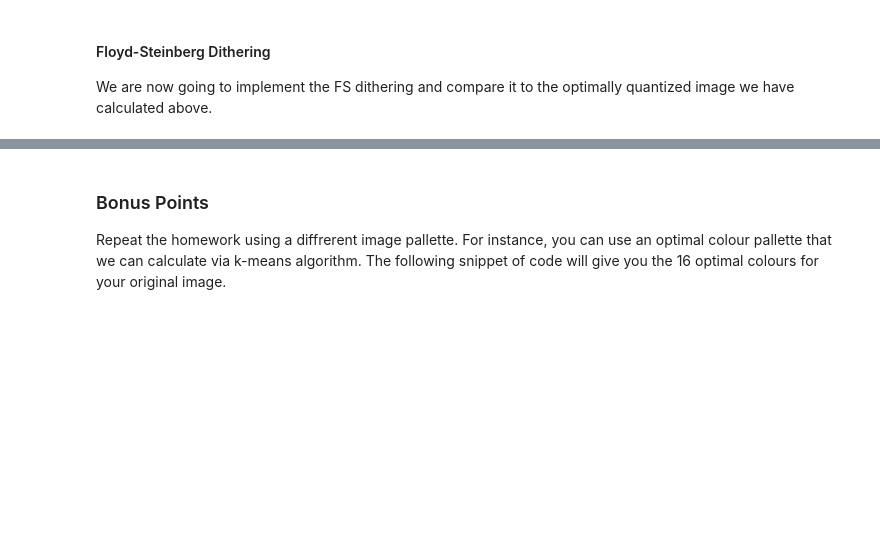
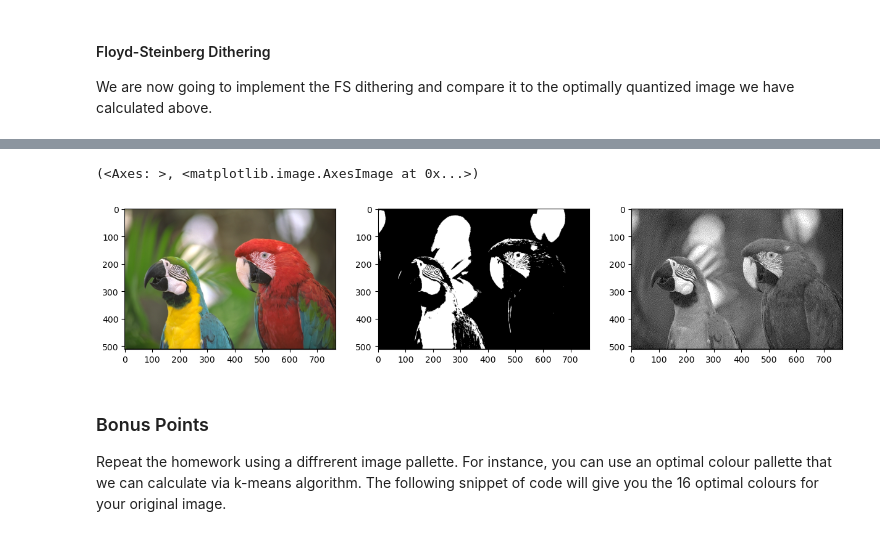
Before and after one commit to borboss366/computer-vision-v2-homework, a Jupyter notebook: lesson_5/homework/Homework.ipynb, the cells around one changed output, grey strips where cells are left out. Drawn from its saved outputs; the diff is of its cells as text; code cells hidden in the pictures; blank space fills up the shorter version.

```diff
--- a/lesson_5/homework/Homework.ipynb
+++ b/lesson_5/homework/Homework.ipynb
@@ -103,4 +142,24 @@ avg_dith_error =
 * Can you repeat the same process using only two colours: black and white? Show me :-)
+# %%
+colors_bw = np.array(
+    [
+        [0, 0, 0],
+        [255, 255, 255]
+    ])
+
+img2 = cv2.imread('../data/kodim23.png')
+# Convert it to RGB
+img2 = cv2.cvtColor(img2, cv2.COLOR_BGR2RGB)
+# Plot it
+
+quantized = quantize_image(img2.astype(np.float32), colors_bw)
+dithered = apply_floyd_steinberg_dithering(img2.astype(np.float32), colors_bw)
+plt.subplot(131), plt.imshow(img2)
+plt.subplot(132), plt.imshow(quantized.astype(np.uint8)) # optimally quantized
+plt.subplot(133), plt.imshow(dithered.astype(np.uint8)) # dithered
+# %% [output]
+(<Axes: >, <matplotlib.image.AxesImage at 0x...>)
+[figure, added]
 # %% [markdown]
 ### Bonus Points
 
```
Also changed, not shown: parts of 11 cells of this notebook.
